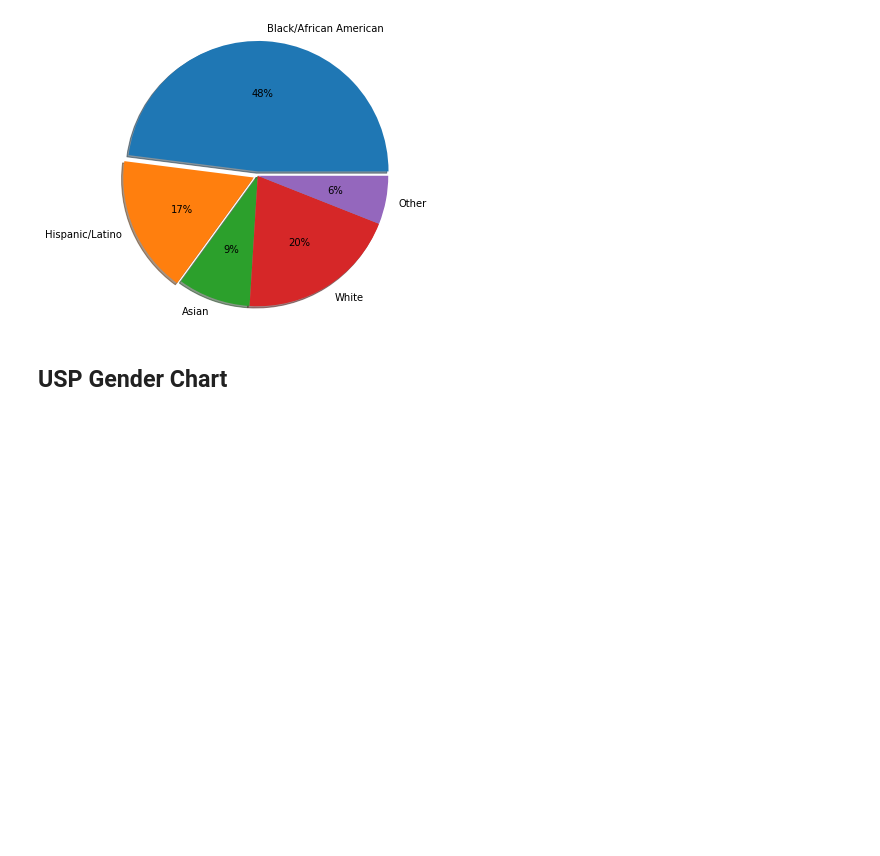
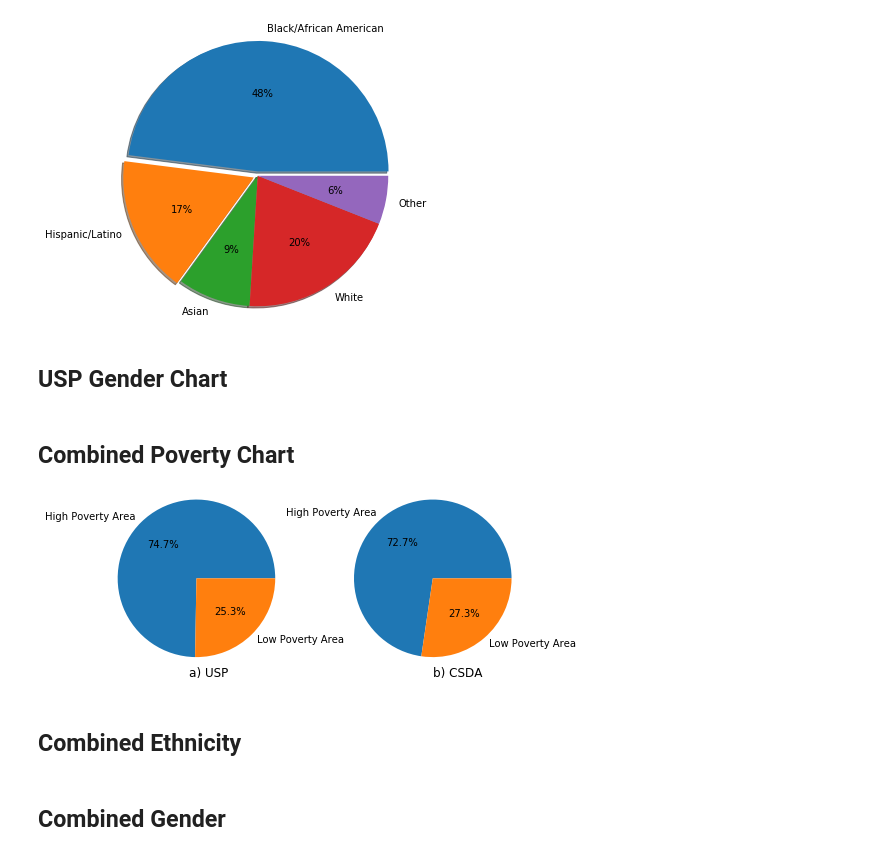
Before and after one commit to Lindsayclark942/USPdatacharts, a Jupyter notebook: Pie-Charts.ipynb, the cells around one changed output. Cells and saved outputs as stored; diff of their text form; code cells hidden in the pictures; blank space fills up the shorter version.

```diff
--- a/Pie-Charts.ipynb
+++ b/Pie-Charts.ipynb
@@ -86,3 +87,30 @@ plt.pie(USPgenperc, labels=USPgen,autopct='%1.0f%%', shadow = True, radius=1.5)
 
 #plt.savefig('CSDAethPie.png')
 plt.show()
+# %% [markdown]
+## Combined Poverty Chart
+# %%
+USPpovlev = 'High Poverty Area', 'Low Poverty Area'
+USPpovperc = [74.5, 25.2]
+
+the_grid = GridSpec(1,3) #Creates grid
+
+plt.subplot(the_grid[0, 0], aspect=1) #puts chart in position on grid
+plt.pie(USPpovperc, labels=USPpovlev,autopct='%1.1f%%', radius=2)
+plt.text(-0.2, -2.5, 'a) USP', fontsize=12)
+
+CSDApovlev = 'High Poverty Area', 'Low Poverty Area'
+CSDApovperc = [72.6, 27.3]
+
+plt.subplot(the_grid[0, 2], aspect=1)
+plt.pie(CSDApovperc, labels=CSDApovlev,autopct='%1.1f%%', radius=2)
+plt.text(0, -2.5, 'b) CSDA', fontsize=12)
+
+plt.savefig('combinedpoverty.png')
+#plt.show()
+# %% [output]
+[figure, added]
+# %% [markdown]
+## Combined Ethnicity
+# %% [markdown]
+## Combined Gender
```
Also changed, not shown: parts of 2 cells of this notebook.
